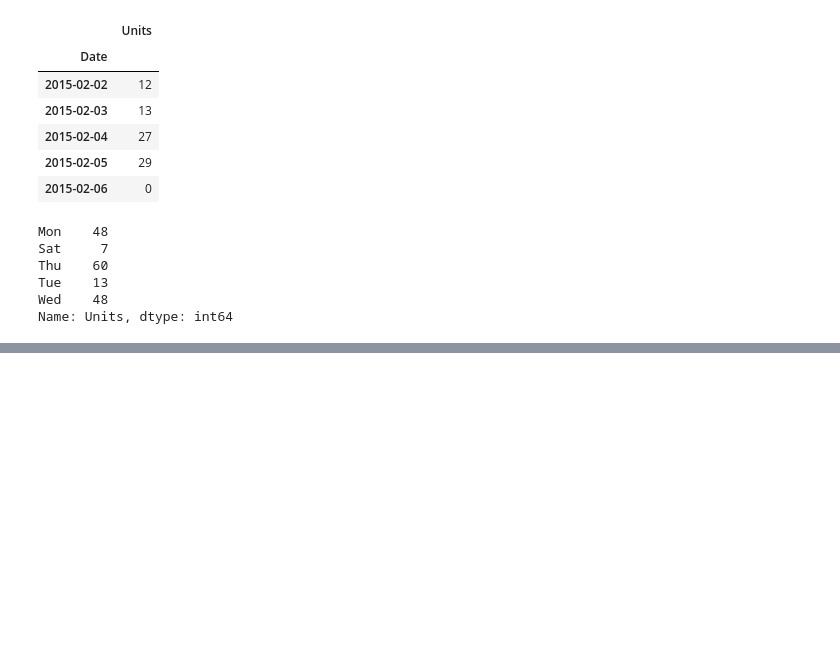
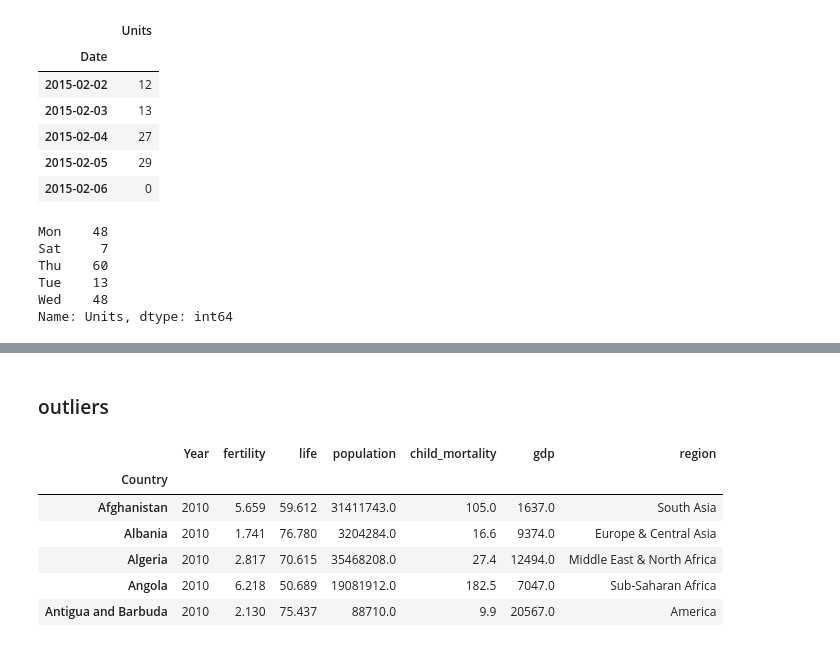
Before and after one commit to SurajKande/python-pandas, a Jupyter notebook: pandas_dataframe_manipulation.ipynb, the cells around one changed output, grey strips where cells are left out. Drawn from its saved outputs; the diff is of its cells as text; code cells hidden in the pictures; blank space fills up the shorter version.

```diff
--- a/pandas_dataframe_manipulation.ipynb
+++ b/pandas_dataframe_manipulation.ipynb
@@ -790,0 +789,2 @@ Name: Units, dtype: int64
+# %% [markdown]
+### outliers
@@ -790,0 +795,16 @@ Name: Units, dtype: int64
+# %%
+life_expectancy = pd.read_csv('/content/gdrive/My Drive/datasets/gapminder_tidy.csv', header=0, index_col='Country')
+# %%
+is_2010 = life_expectancy['Year'] == 2010
+# %%
+life_expectancy_2010 = life_expectancy[is_2010]
+# %%
+life_expectancy_2010.head().sort_index()
+# %% [output]
+|  | Year | fertility | life | population | child_mortality | gdp | region |
+| Country |  |  |  |  |  |  |  |
+| Afghanistan | 2010 | 5.659 | 59.612 | 31411743.0 | 105.0 | 1637.0 | South Asia |
+| Albania | 2010 | 1.741 | 76.780 | 3204284.0 | 16.6 | 9374.0 | Europe & Central Asia |
+| Algeria | 2010 | 2.817 | 70.615 | 35468208.0 | 27.4 | 12494.0 | Middle East & North Africa |
+| Angola | 2010 | 6.218 | 50.689 | 19081912.0 | 182.5 | 7047.0 | Sub-Saharan Africa |
+| Antigua and Barbuda | 2010 | 2.130 | 75.437 | 88710.0 | 9.9 | 20567.0 | America |
```
Also changed, not shown: parts of 5 cells of this notebook.
